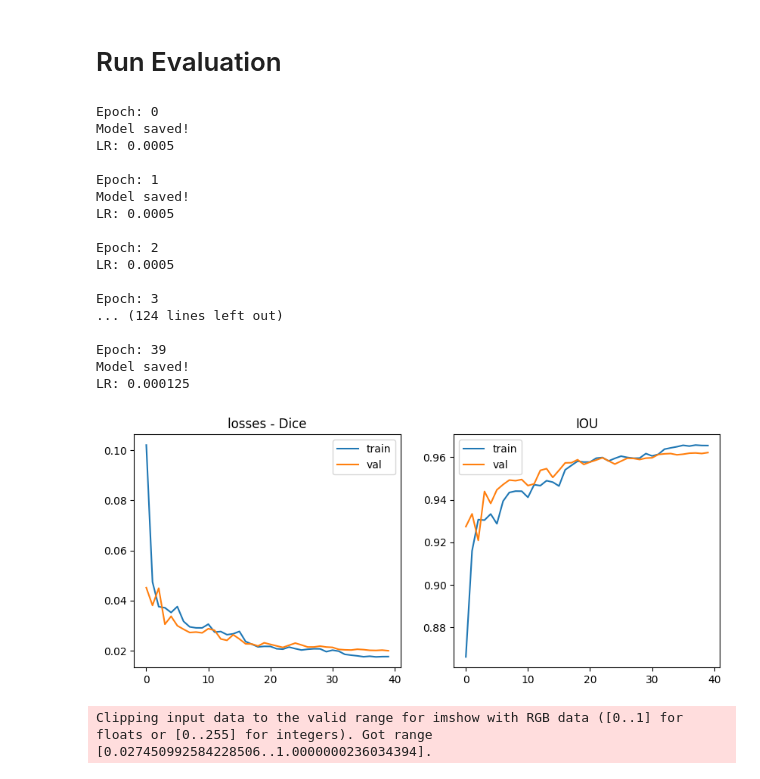
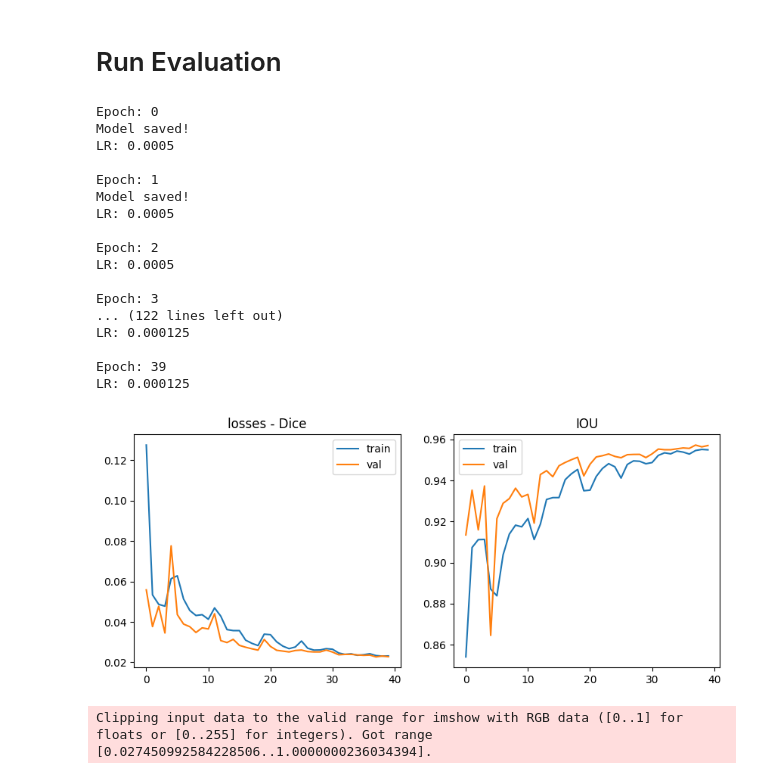
Before and after one commit to nikerdon/ML_2025_Offroad, a Jupyter notebook: off_road_seg_model_v2.ipynb, the cells around one changed output. Saved outputs shown, nothing was run; the diff lists cells and outputs as text; code cells hidden in the pictures.

```diff
--- a/off_road_seg_model_v2.ipynb
+++ b/off_road_seg_model_v2.ipynb
@@ -652,36 +652,36 @@ class model_test:
 # Run Evaluation
 # %%
 # This can now be copied many times
-model_name = "DPT"
+model_name = "MAnet"
 encoder = 'resnet18'
 save_file = "model_test_020_ep40"
 
 model1 = model_runner(
     arch=model_name,
     en=encoder,
 )
 
 model1.run_model(model_save_name = save_file, epochs=40)
 model1.plot_model()
 # %% [output]
 Epoch: 0
 Model saved!
 LR: 0.0005
 
 Epoch: 1
 Model saved!
 LR: 0.0005
 
 Epoch: 2
 LR: 0.0005
 
 Epoch: 3
-... (124 lines left out)
+... (122 lines left out)
+LR: 0.000125
 
 Epoch: 39
-Model saved!
 LR: 0.000125
-[figure, old version]
+[figure, new version]
 # %%
 # load best saved checkpoint
 # load this for all, to check
```
Also changed, not shown: parts of 7 cells of this notebook.
